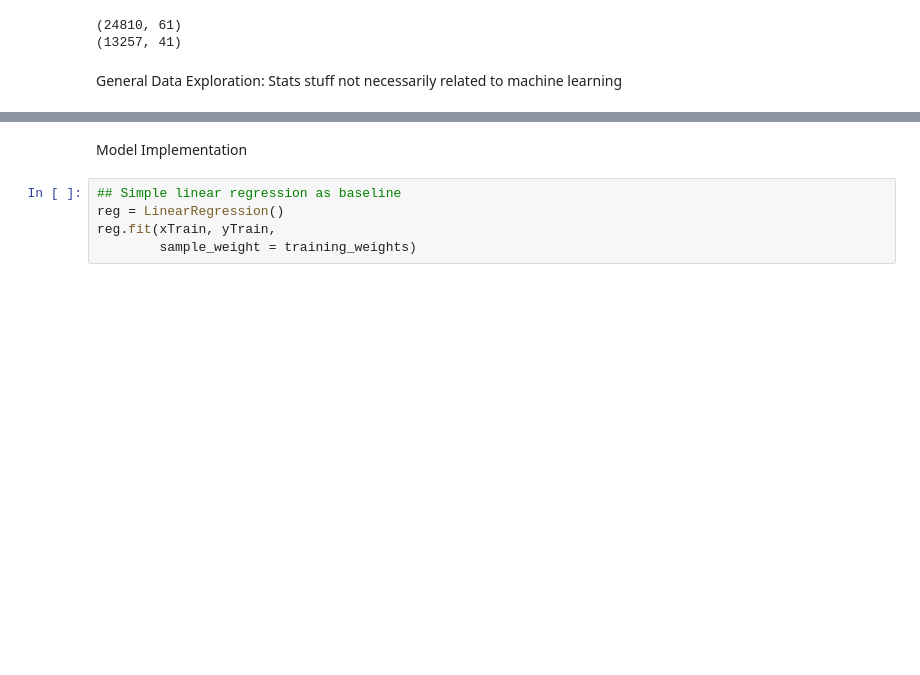
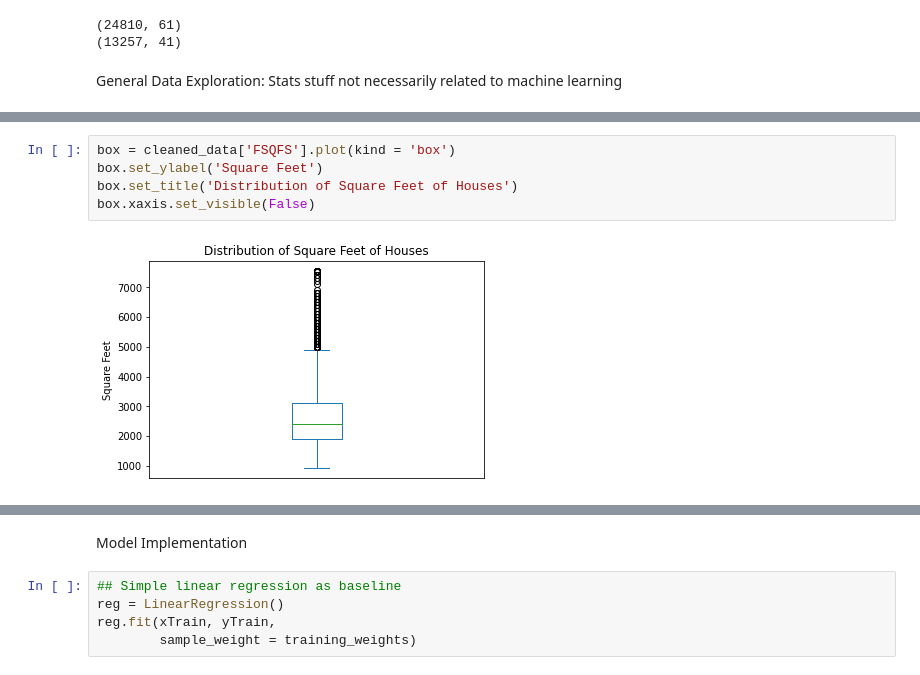
Before and after one commit to katechez8/Stat-451-Final-Project, a Jupyter notebook: data-cleaning.ipynb, the cells around one changed output, grey strips where cells are left out. Drawn from its saved outputs; the diff is of its cells as text; blank space fills up the shorter version.

```diff
--- a/data-cleaning.ipynb
+++ b/data-cleaning.ipynb
@@ -110,0 +122,7 @@ FSLPRbox.xaxis.set_visible(False)
+# %%
+box = cleaned_data['FSQFS'].plot(kind = 'box')
+box.set_ylabel('Square Feet')
+box.set_title('Distribution of Square Feet of Houses')
+box.xaxis.set_visible(False)
+# %% [output]
+[figure, added]
```
Also changed, not shown: parts of 17 cells of this notebook, 5 other files.
